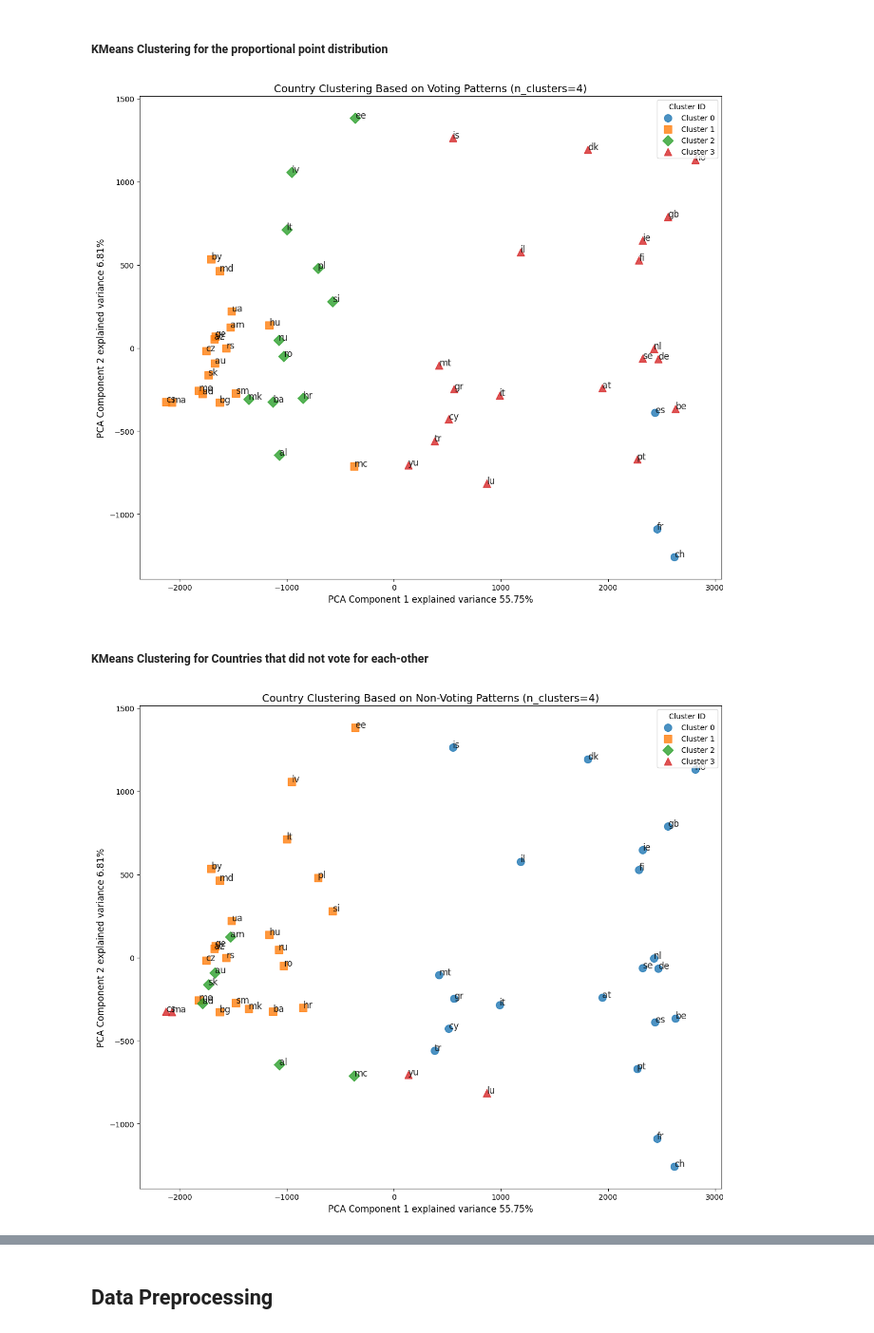
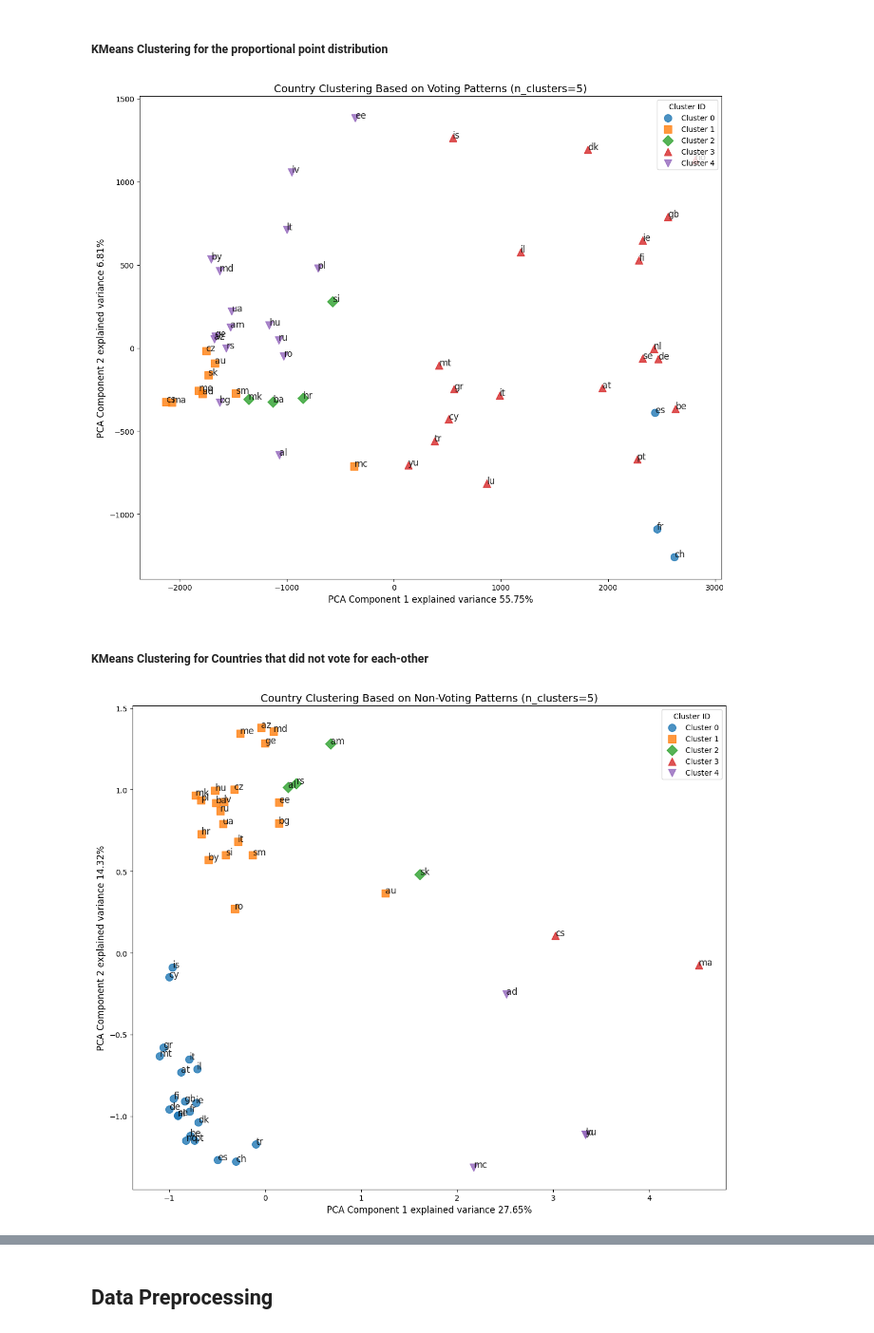
Before and after one commit to mikfre1/Eurotrash, a Jupyter notebook: data_review.ipynb, the cells around one changed output, grey strips where cells are left out. Shown at 95% size. Drawn from its saved outputs; the diff is of its cells as text; code cells hidden in the pictures.

Commit message:
Added comment and Bug fix for clusters

```diff
--- a/data_review.ipynb
+++ b/data_review.ipynb
@@ -877,7 +877,7 @@ vote_df = pd.read_csv('dataset/votes_cleaned.csv')
 # %%
 # Filter the data for `round = final`
 final_round_votes = vote_df[vote_df['round'] == 'final']
-n_clusters = 4 # Replace with the desired number of clusters MAX 9
+n_clusters = 5 # Replace with the desired number of clusters MAX 9
 
 # Pivot table to create the voting matrix using `perc_of_max`
 voting_matrix_perc_of_max = final_round_votes.pivot_table(
@@ -888,25 +888,9 @@ voting_matrix_perc_of_max = final_round_votes.pivot_table(
     fill_value=0
 )
 
-# Reduce dimensions for visualization using PCA
-pca1 = PCA(n_components=2)  # Reducing to 2 dimensions for scatterplot
-voting_matrix_2d = pca1.fit_transform(voting_matrix_perc_of_max)
-explained_variance1 = pca1.explained_variance_ratio_
-
 
 # To display the voting matrix nicely in Jupyter Notebook
 # voting_matrix_perc_of_max.style.format(precision=2)
-
-## Non Voting mechanism
-# Define the threshold for non-voting
-non_voting_threshold = 10  # Threshold: percentage of maximum points below which voting is considered non-voting
-
-# Create the non-voting matrix
-non_voting_matrix = (voting_matrix_perc_of_max < non_voting_threshold).astype(int)
-# Reduce dimensions for visualization using PCA
-pca2 = PCA(n_components=2)  # Reducing to 2 dimensions for scatterplot
-non_voting_matrix_2d = pca2.fit_transform(voting_matrix_perc_of_max)
-explained_variance2 = pca2.explained_variance_ratio_
 
 
 # Clustering markers generation
@@ -924,15 +908,20 @@ def generate_markers(num_clusters):
 # %% [markdown]
 ##### KMeans Clustering for the proportional point distribution
 # %%
+# Reduce dimensions for visualization using PCA
+pca1 = PCA(n_components=2)  # Reducing to 2 dimensions for scatterplot
+voting_matrix_2d = pca1.fit_transform(voting_matrix_perc_of_max)
+explained_variance1 = pca1.explained_variance_ratio_
+
 # Perform clustering
-kmeans = KMeans(n_clusters=n_clusters, random_state=42)  # Specify number of clusters
-clusters = kmeans.fit_predict(voting_matrix_perc_of_max)
+kmeans_voting = KMeans(n_clusters=n_clusters, random_state=42)  # Specify number of clusters
+clusters_voting = kmeans_voting.fit_predict(voting_matrix_perc_of_max)
 shapes = generate_markers(n_clusters)
 
 # Create a scatterplot for the normal voting clustering
 plt.figure(figsize=(12, 10))
 for cluster_id in range(n_clusters):  # Iterates over the specified number of clusters
-    cluster_indices = [i for i, c in enumerate(clusters) if c == cluster_id]
+    cluster_indices = [i for i, c in enumerate(clusters_voting) if c == cluster_id]
     plt.scatter(
         voting_matrix_2d[cluster_indices, 0],
         voting_matrix_2d[cluster_indices, 1],
@@ -955,39 +944,51 @@ plt.grid(False)  # Remove gridlines for clarity
 plt.tight_layout()
 plt.show()
 # %% [output]
-[figure, old version]
+[figure, new version]
 # %% [markdown]
 ##### KMeans Clustering for Countries that did not vote for each-other
 # %%
+## Non Voting mechanism
+# Define the threshold for non-voting
+non_voting_threshold = 10  # Threshold: percentage of maximum points below which voting is considered non-voting
+
+# Create the non-voting matrix
+non_voting_matrix = (voting_matrix_perc_of_max < non_voting_threshold).astype(int)
+
+# Reduce dimensions for visualization using PCA
+pca2 = PCA(n_components=2)  # Reducing to 2 dimensions for scatterplot
+non_voting_matrix_2d = pca2.fit_transform(non_voting_matrix)
+explained_variance2 = pca2.explained_variance_ratio_
+
 # Perform KMeans clustering with the specified number of clusters
 kmeans_non_voting = KMeans(n_clusters=n_clusters, random_state=42)
 clusters_non_voting = kmeans_non_voting.fit_predict(non_voting_matrix)
 shapes = generate_markers(n_clusters)
 
 # # Create a scatterplot for the normal voting clustering
 plt.figure(figsize=(12, 10))
 for cluster_id in range(n_clusters):  # Use the manually set number of clusters
     cluster_indices = [i for i, c in enumerate(clusters_non_voting) if c == cluster_id]
     plt.scatter(
         non_voting_matrix_2d[cluster_indices, 0],
         non_voting_matrix_2d[cluster_indices, 1],
         label=f'Cluster {cluster_id}',
         marker=shapes[cluster_id],  # Use dynamically generated marker
         s=100,
         alpha=0.8
     )
 
 # Add annotations for country codes
 for i, country in enumerate(non_voting_matrix.index):
     plt.annotate(country, (non_voting_matrix_2d[i, 0], non_voting_matrix_2d[i, 1]), fontsize=12, alpha=0.85)
 
 # Titles and labels
 plt.title(f'Country Clustering Based on Non-Voting Patterns (n_clusters={n_clusters})', fontsize=14)
 plt.xlabel(f"PCA Component 1 explained variance {explained_variance2[0]:.2%}", fontsize=12)
 plt.ylabel(f"PCA Component 2 explained variance {explained_variance2[1]:.2%}", fontsize=12)
 plt.legend(title='Cluster ID', fontsize=10, loc='upper right')
 plt.grid(False)  # Remove gridlines for clarity
 plt.tight_layout()
 plt.show()
 # %% [output]
-[figure, old version]
+[figure, new version]
```
Also changed, not shown: parts of 1 cell of this notebook.
